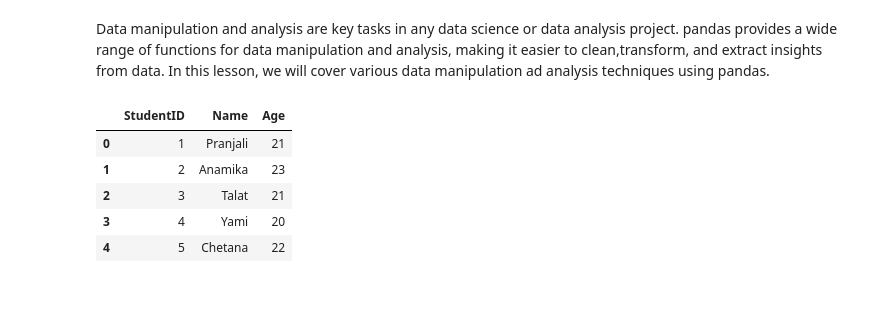
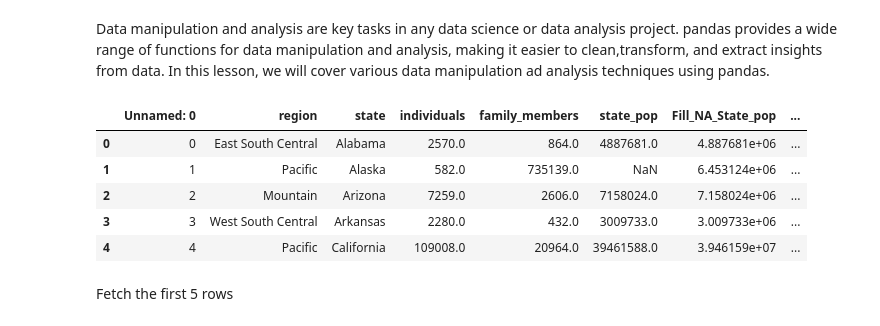
Before and after one commit to Chetana10r/Machine_Learning_Course, a Jupyter notebook: Data Analysis in Python/Data_manipulation.ipynb, the cells around one changed output. Saved outputs shown, nothing was run; the diff lists cells and outputs as text; code cells hidden in the pictures; blank space fills up the shorter version.

```diff
--- a/Data Analysis in Python/Data_manipulation.ipynb
+++ b/Data Analysis in Python/Data_manipulation.ipynb
@@ -5,13 +5,15 @@ Data manipulation and analysis are key tasks in any data science or data analysi
 # %%
 import pandas as pd
 # %%
-df=pd.read_csv("students.csv")
+df=pd.read_csv("homelessness.csv")
 # %%
-df
+df.head()
 # %% [output]
-|  | StudentID | Name | Age |
-| 0 | 1 | Pranjali | 21 |
-| 1 | 2 | Anamika | 23 |
-| 2 | 3 | Talat | 21 |
-| 3 | 4 | Yami | 20 |
-| 4 | 5 | Chetana | 22 |
+|  | Unnamed: 0 | region | state | individuals | family_members | state_pop | Fill_NA_State_pop | ... |
+| 0 | 0 | East South Central | Alabama | 2570.0 | 864.0 | 4887681.0 | 4.887681e+06 | ... |
+| 1 | 1 | Pacific | Alaska | 582.0 | 735139.0 | NaN | 6.453124e+06 | ... |
+| 2 | 2 | Mountain | Arizona | 7259.0 | 2606.0 | 7158024.0 | 7.158024e+06 | ... |
+| 3 | 3 | West South Central | Arkansas | 2280.0 | 432.0 | 3009733.0 | 3.009733e+06 | ... |
+| 4 | 4 | Pacific | California | 109008.0 | 20964.0 | 39461588.0 | 3.946159e+07 | ... |
+# %% [markdown]
+Fetch the first 5 rows
```
Also changed, not shown: parts of 42 cells of this notebook, 1 other file.
